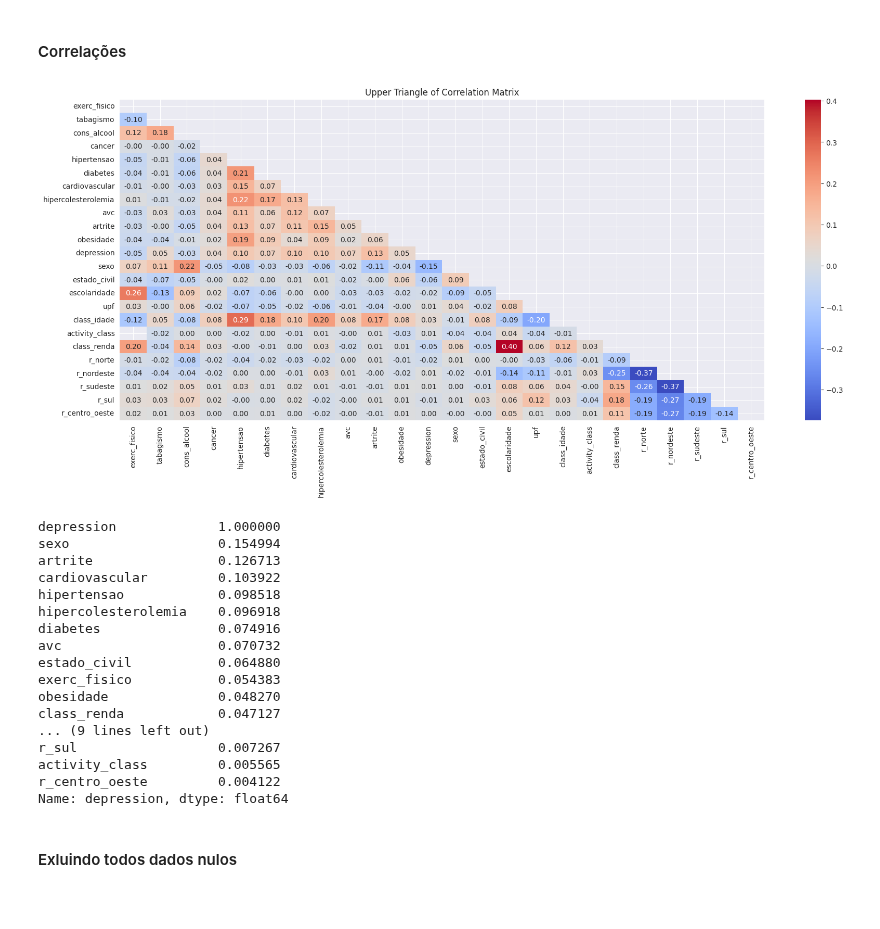
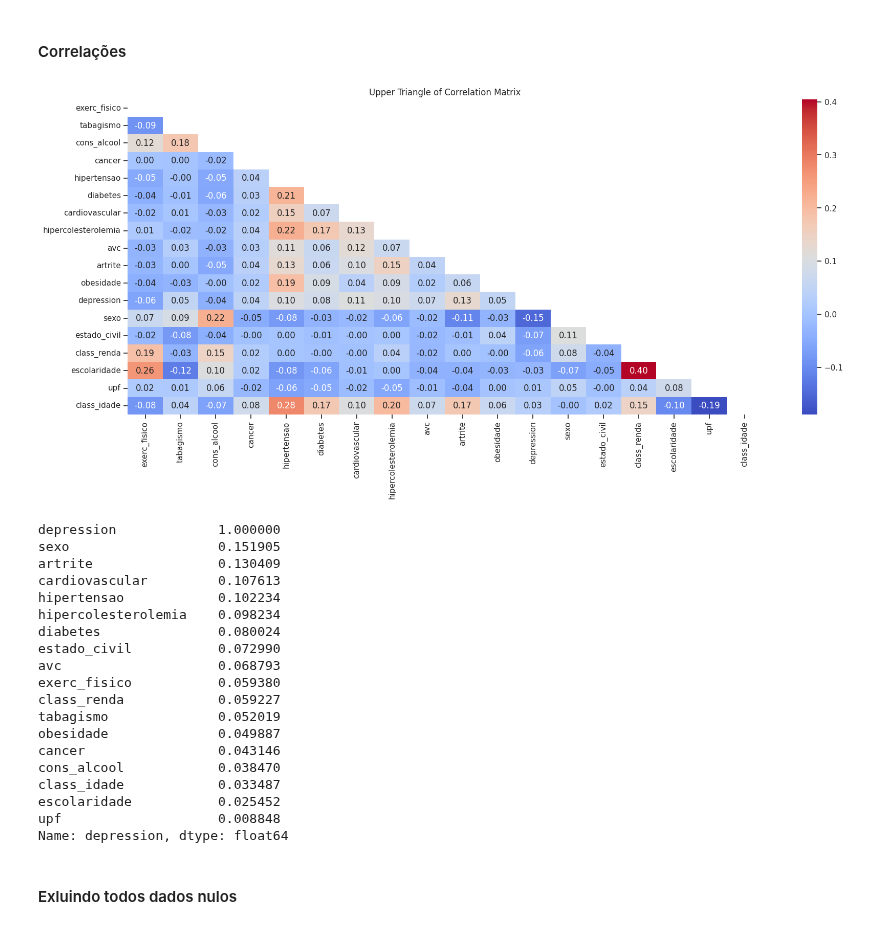
Before and after one commit to datasci4health/projects2023, a Jupyter notebook: DAGroup/notebooks/pns_depression_models.ipynb, the cells around one changed output. Drawn from its saved outputs; the diff is of its cells as text; code cells hidden in the pictures; blank space fills up the shorter version.

```diff
--- a/DAGroup/notebooks/pns_depression_models.ipynb
+++ b/DAGroup/notebooks/pns_depression_models.ipynb
@@ -1,5 +1,4 @@
 # %%
-import pydot as pydot
 %load_ext autoreload
 %autoreload 2
 import sys
@@ -32,3 +31,9 @@ zip_pns = ZipFile(PNS_DATA)
 df = pd.read_csv(zip_pns.open(zip_pns.namelist()[0]), sep=",", low_memory=False)
 
 PATH_GEN_DATA = Path('generated_data/pns_data_models').resolve()
+
+def process_df(df_i, remove_na=True):
+    df_i = copy.deepcopy(df_i)
+    if remove_na:
+        df_i = df_i.dropna()
+    return df_i.drop(['r_norte', 'r_nordeste', 'r_sudeste', 'r_sul', 'r_centro_oeste'], axis=1)
@@ -144,8 +152,8 @@ df['exerc_fisico'] = np.where(df['P034'].isin([1.0]), 1, np.where(df['P034'] ==
 df['tabagismo'] = np.where(df['P050'].isin([1.0, 2.0]), 1, np.where(df['P050'] == 3.0, 0, np.nan))
 
 # Na literatura eles usam outra variável para analisar o consumo alcoolico
-df['cons_alcool'] = np.where(df['P02801'] >= 1, 1, 0)
-df['cons_alcool'] = np.where(df['P02801'].isna(), np.nan, df['cons_alcool'])
+# df['cons_alcool'] = np.where(df['P02801'] >= 1, 1, 0)
+# df['cons_alcool'] = np.where(df['P02801'].isna(), np.nan, df['cons_alcool'])
 
 # Olhar artigo 'Food consumption and depression among Brazilian adults: results from the Brazilian National Health Survey, 2013'
 df['cons_alcool'] = np.where(df['P027'].isin([2.0, 3.0]), 1, np.where(df['P027'] == 1.0, 0, np.nan))
@@ -438,37 +498,39 @@ df_importances_all = append_df_importances(df_importances_all, df_importances, '
 # %% [markdown]
 #### Correlações
 # %%
-df_total = copy.deepcopy(df_train_total)
+df_total = process_df(df_train_total)
 
 corr_matrix = df_total.corr()
 correlations = corr_matrix['depression'].abs().sort_values(ascending=False)
 
 mask = np.triu(np.ones(corr_matrix.shape)).astype(bool)
 fig, ax = plt.subplots(figsize=(20, 8))
 sns.heatmap(corr_matrix, mask=mask, annot=True, fmt=".2f", cmap="coolwarm", ax=ax)
 ax.set_title("Upper Triangle of Correlation Matrix")
 plt.show()
 # %% [output]
-[figure, old version]
+[figure, new version]
 # %%
 correlations.head(30)
 # %% [output]
 depression             1.000000
-sexo                   0.154994
-artrite                0.126713
-cardiovascular         0.103922
-hipertensao            0.098518
-hipercolesterolemia    0.096918
-diabetes               0.074916
-avc                    0.070732
-estado_civil           0.064880
-exerc_fisico           0.054383
-obesidade              0.048270
-class_renda            0.047127
-... (9 lines left out)
-r_sul                  0.007267
-activity_class         0.005565
-r_centro_oeste         0.004122
+sexo                   0.151905
+artrite                0.130409
+cardiovascular         0.107613
+hipertensao            0.102234
+hipercolesterolemia    0.098234
+diabetes               0.080024
+estado_civil           0.072990
+avc                    0.068793
+exerc_fisico           0.059380
+class_renda            0.059227
+tabagismo              0.052019
+obesidade              0.049887
+cancer                 0.043146
+cons_alcool            0.038470
+class_idade            0.033487
+escolaridade           0.025452
+upf                    0.008848
 Name: depression, dtype: float64
 # %% [markdown]
 #### Exluindo todos dados nulos
```
Also changed, not shown: parts of 16 cells of this notebook, 8 other files.
